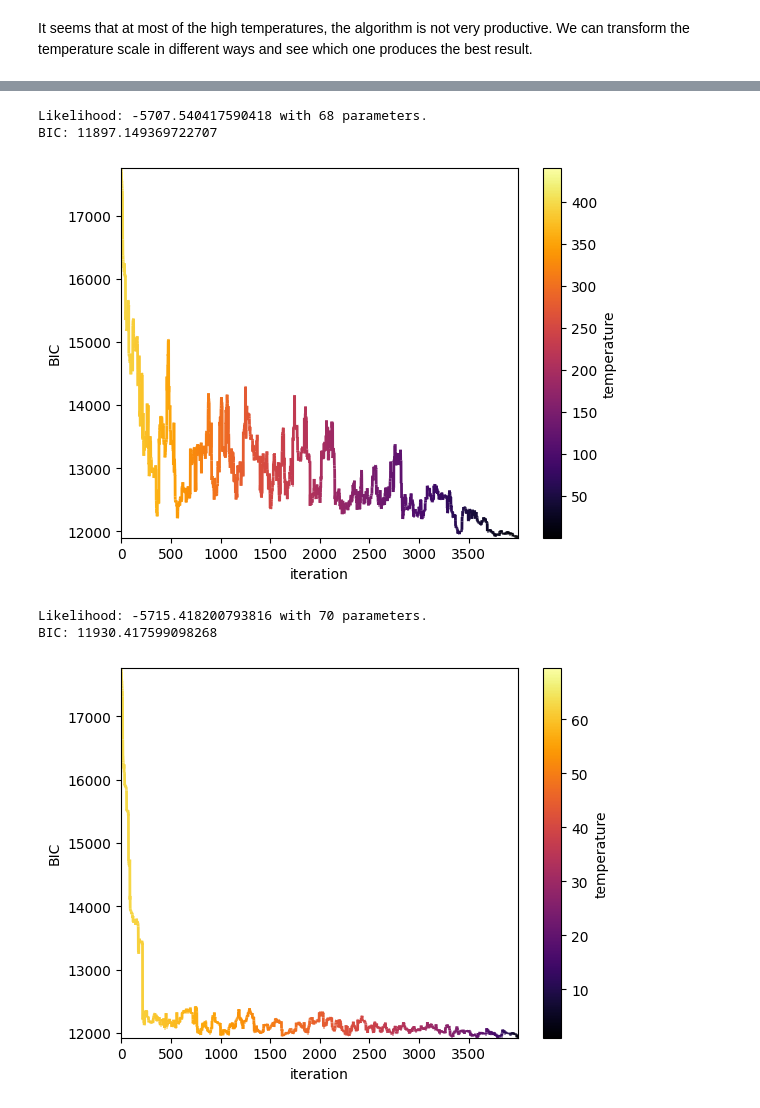
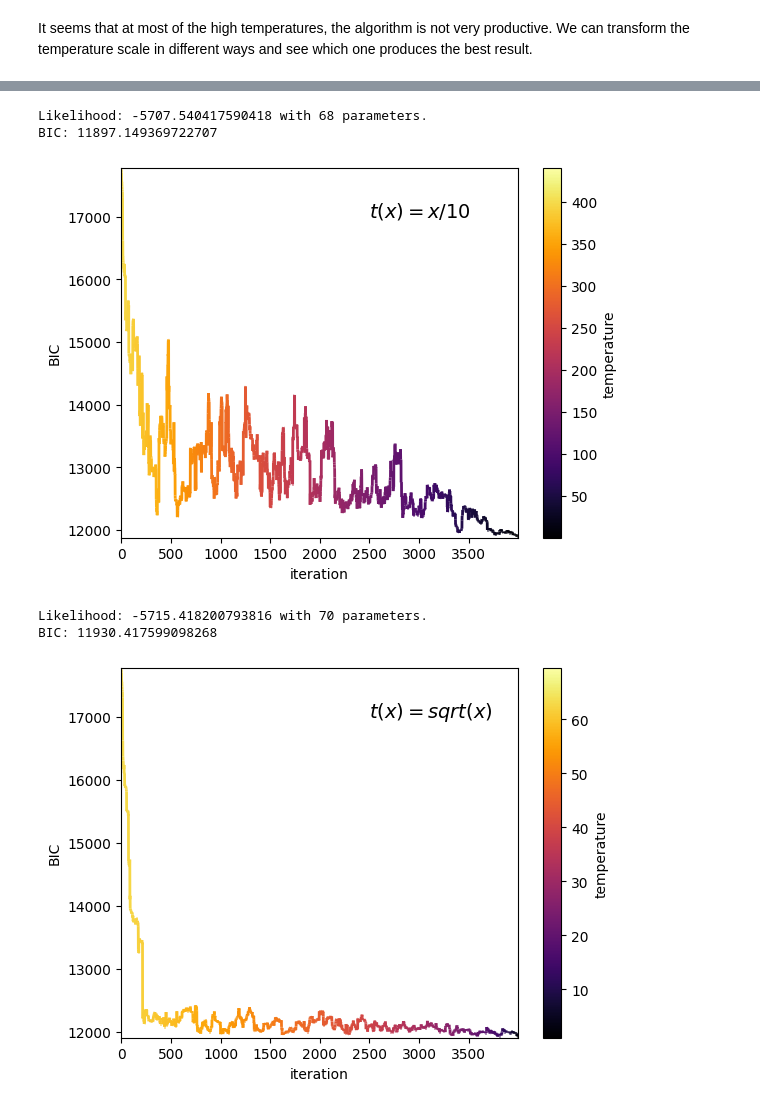
Before and after one commit to toucanmeister/cdsMaster, a Jupyter notebook: Semester 1/Graphische Modelle Lab/Project/project.ipynb, the cells around one changed output, grey strips where cells are left out. Saved outputs shown, nothing was run; the diff lists cells and outputs as text; code cells hidden in the pictures.

```diff
--- a/Semester 1/Graphische Modelle Lab/Project/project.ipynb
+++ b/Semester 1/Graphische Modelle Lab/Project/project.ipynb
@@ -64,7 +68,7 @@ Param = Union[StaticParam, DependentParam] # A param is either static or depende
 class GaussNet():
     def __init__(self, adj: np.ndarray):
         self.adj = adj
-        self.n = adj.shape[0]  # number of variables
+        self.n: int = adj.shape[0]  # number of variables
         self.params: Dict[int, Param] = {}  # parameters defining gaussian distribution for each variable
 
     # mode=0 uses explicit linear regressions from sklearn while
@@ -511,7 +521,7 @@ def plot_annealing(temps, scores, y_axis):
     line = ax.add_collection(lc)
     fig.colorbar(line, label='temperature')
     ax.set_xlim(iterations[0], iterations[-1])
-    ax.set_ylim(min(scores), max(scores))
+    ax.set_ylim(min(scores)-20, max(scores)+20)
     ax.set_xlabel('iteration')
     ax.set_ylabel(y_axis)
 # %%
@@ -566,25 +577,27 @@ BIC: 11913.092221275298
 temps = np.arange(4000, 0, -1)
 temps = temps / 10
 adj_annealing_bic, scores = simulated_annealing(data, BIC, temps, 0)
-np.save(f'submissions/annealing_bic_tenth.npy', adj_annealing_bic)
 net = GaussNet(adj_annealing_bic).fit(data)
 print(f'Likelihood: {net.loglikelihood(data)} with {net.num_params()} parameters.')
 print(f'BIC: {scores[-1]}')
 plot_annealing(temps, scores, 'BIC')
+plt.text(2500, 17000, r'$t(x) = x/10$', fontsize=14)
+plt.savefig('figs/annealing_tenth.png', dpi=600)
 # %% [output]
 Likelihood: -5707.540417590418 with 68 parameters.
 BIC: 11897.149369722707
-[figure, old version]
+[figure, new version]
 # %%
 temps = np.arange(4000, 0, -1)
 temps = np.sqrt(temps)
 adj_annealing_bic, scores = simulated_annealing(data, BIC, temps, 0)
-np.save(f'submissions/annealing_bic_root.npy', adj_annealing_bic)
 net = GaussNet(adj_annealing_bic).fit(data)
 print(f'Likelihood: {net.loglikelihood(data)} with {net.num_params()} parameters.')
 print(f'BIC: {scores[-1]}')
 plot_annealing(temps, scores, 'BIC')
+plt.text(2500, 17000, r'$t(x) = sqrt(x)$', fontsize=14)
+plt.savefig('figs/annealing_sqrt.png', dpi=600)
 # %% [output]
 Likelihood: -5715.418200793816 with 70 parameters.
 BIC: 11930.417599098268
-[figure, old version]
+[figure, new version]
```
Also changed, not shown: parts of 21 cells of this notebook, 12 other files.
